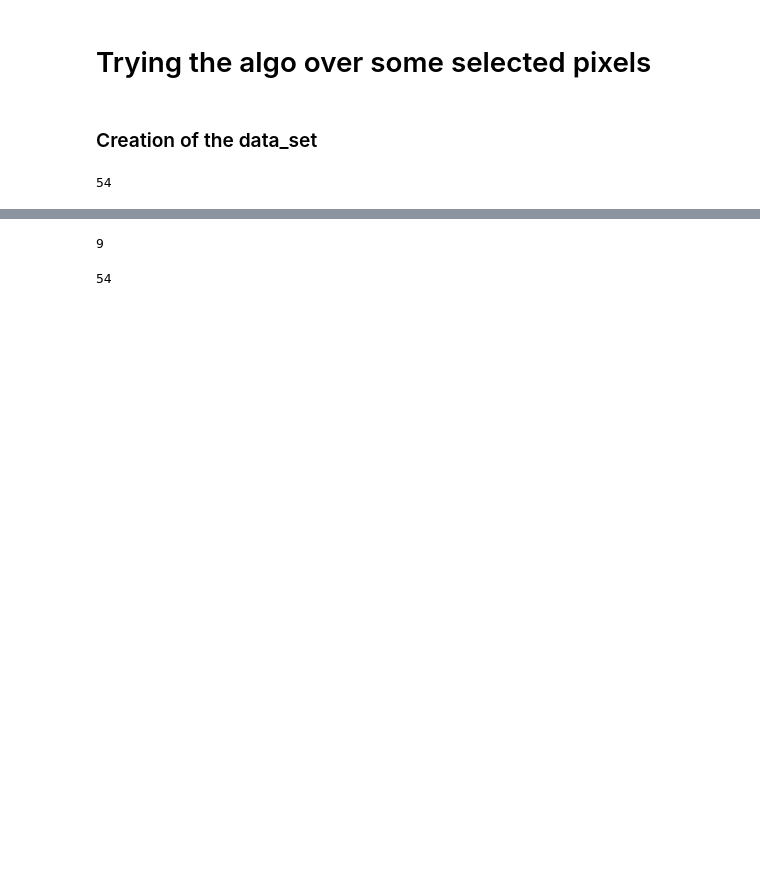
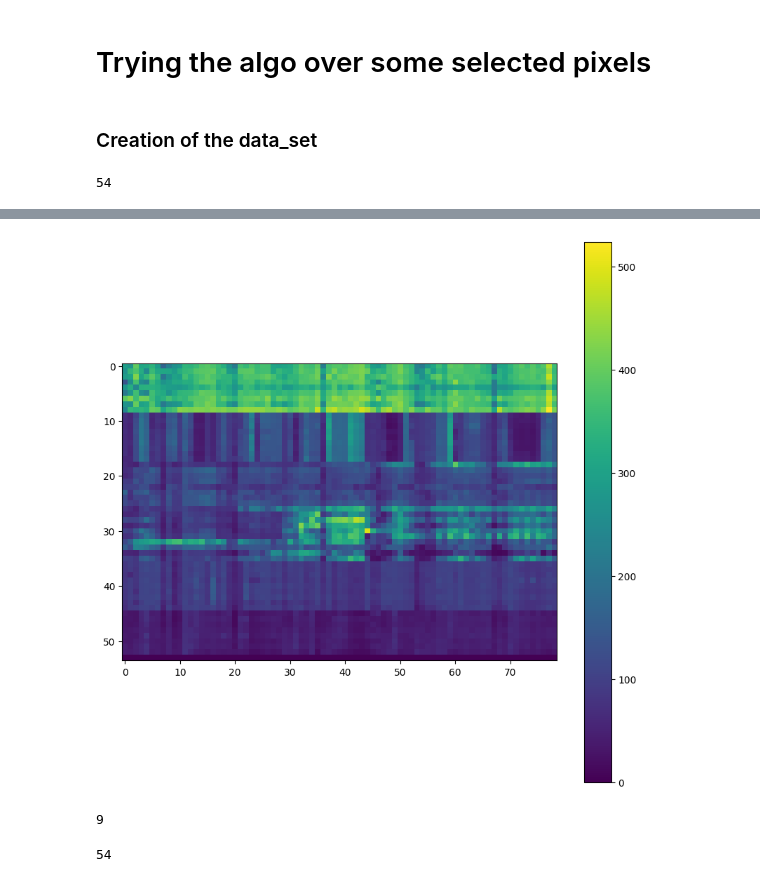
Before and after one commit to Projet-fil-rouge-IODAA/FilRouge_territoires, a Jupyter notebook: scripts/scripts_python/test_kmeans_julian_1B.ipynb, the cells around one changed output, grey strips where cells are left out. Saved outputs shown, nothing was run; the diff lists cells and outputs as text; code cells hidden in the pictures; blank space fills up the shorter version.

```diff
--- a/scripts/scripts_python/test_kmeans_julian_1B.ipynb
+++ b/scripts/scripts_python/test_kmeans_julian_1B.ipynb
@@ -163 +191,13 @@ plt.show()
+# %%
+matrice = np.delete(matrice,chelou,1)
+# %%
+#Looking for a pixels
+img = (matrice/8).astype(int)
+#grayImage = cv2.cvtColor(uint_img, cv2.COLOR_GRAY2BGR)
+plt.figure(figsize=(10,10))
+plt.imshow(img)
+plt.colorbar()
+plt.show()
+# %% [output]
+[figure, added]
 # %%
```
Also changed, not shown: parts of 13 cells of this notebook.
